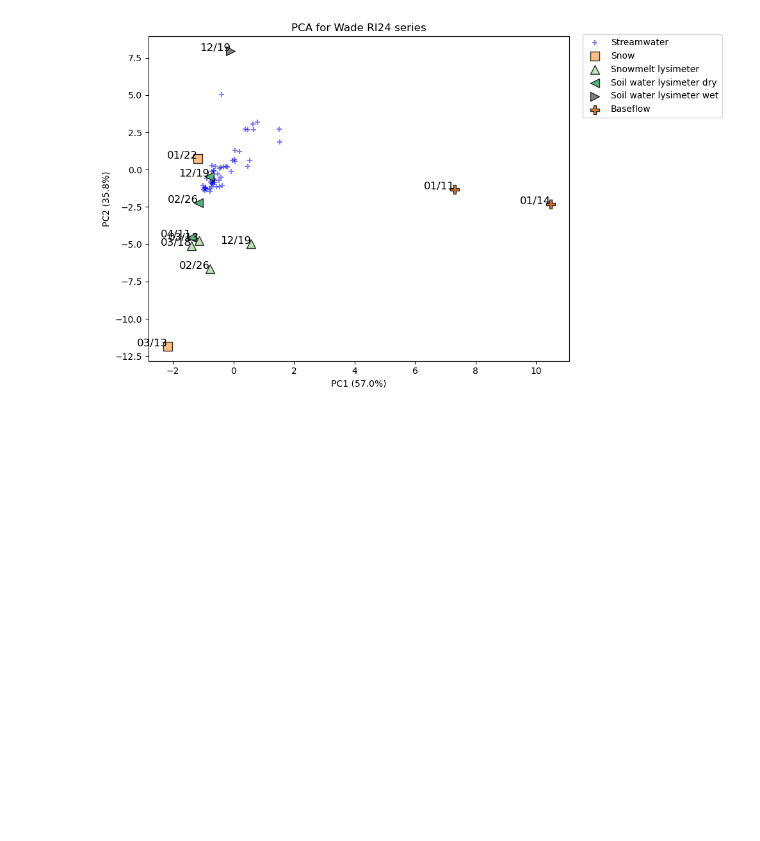
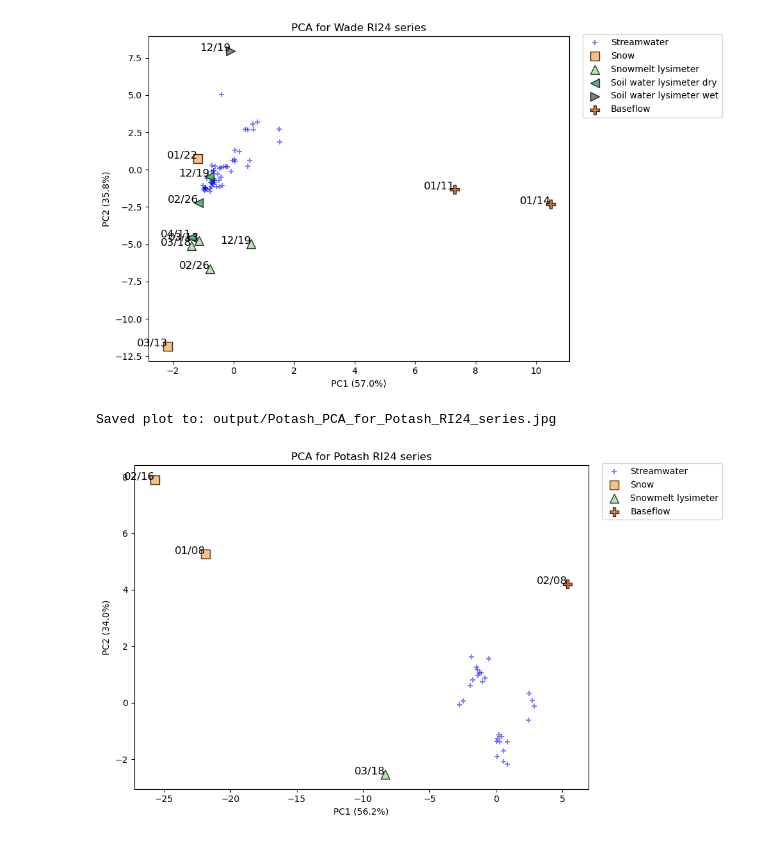
Before and after one commit to MeganEDuffy/EMMA, a Jupyter notebook: EMMA-main/Wade_Hungerford_Potash_RI24_event-PCA.ipynb, the cells around one changed output. Cells and saved outputs as stored; diff of their text form; code cells hidden in the pictures; blank space fills up the shorter version.

Commit message:
plotted pca for potash 2025

```diff
--- a/EMMA-main/Wade_Hungerford_Potash_RI24_event-PCA.ipynb
+++ b/EMMA-main/Wade_Hungerford_Potash_RI24_event-PCA.ipynb
@@ -49,8 +49,10 @@ def plot_event_pca(
         tracers = ['Ca_mg_L', 'Si_mg_L', 'Mg_mg_L', 'dD', 'd18O', 'Na_mg_L']
     elif site == "Hungerford":
         tracers = ['Ca_mg_L', 'Cl_mg_L', 'Si_mg_L', 'Na_mg_L', 'Mg_mg_L', 'dD', 'd18O']
+    elif site == "Potash":
+        tracers = ['Ca_mg_L', 'K_mg_L', 'Na_mg_L', 'Mg_mg_L', 'dD', 'd18O']
     else:
-        raise ValueError("Site not recognized. Use 'Wade' or 'Hungerford'.")
+        raise ValueError("Site not recognized. Use 'Wade', 'Potash', or 'Hungerford'.")
 
     # Ensure datetime column is datetime type
     data['Datetime'] = (data['Date'] + ' ' + data['Time']) # Combine the strings of original inventory Date and Time cols
@@ -187,3 +189,30 @@ wade_ri24_tracers, wade_ri24_pca, wade_ri24_subset_stream, wade_ri24_stream_pca_
 # %% [output]
 Saved plot to: output/Wade_PCA_for_Wade_RI24_series.jpg
 [figure]
+# %%
+# Load the full RI24 dataset
+df = pd.read_csv("data/newrnet-chemistry/RI24/RI24-IC-ICP-isotope-joined.csv")
+
+######################
+# Potash RI24 events #
+######################
+
+# Potash RI24 series
+# Endmembers:
+
+    # Don't have soil water for RI24, installed at Potash in June 2024
+    # RI24-1422, RI24-1423 Snow
+    # RI24-1094 Snowmelt lysimeter
+    # RI24-1253 Candidate for baseflow (pre-event)
+
+potash_ri24_tracers, potash_ri24_pca, potash_ri24_subset_stream, potash_ri24_stream_pca_result = plot_event_pca(
+    data=df,
+    site="Potash",
+    start_date="2024-01-01",
+    end_date="2024-05-01",
+    endmember_ids=["RI24-1422", "RI24-1094", "RI24-1423", "RI24-1253"],
+    title="PCA for Potash RI24 series"
+)
+# %% [output]
+Saved plot to: output/Potash_PCA_for_Potash_RI24_series.jpg
+[figure, added]
```
Also changed, not shown: parts of 1 cell of this notebook, 6 other files.
